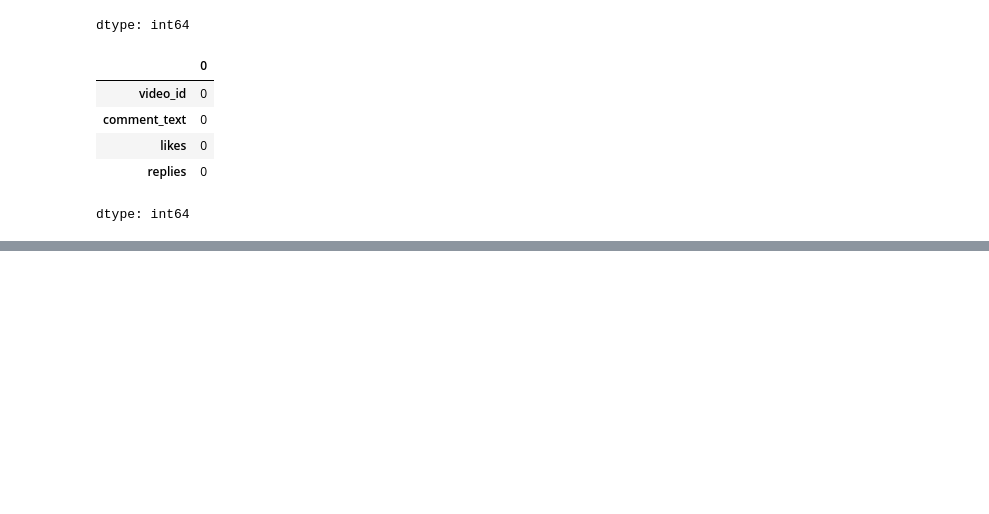
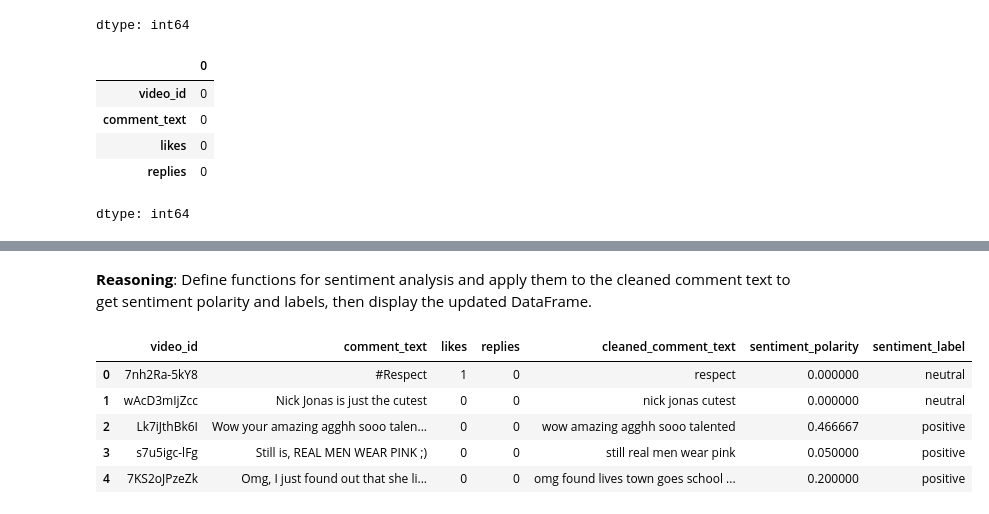
Before and after one commit to pallmallking/Youtube_Analysis, a Jupyter notebook: Youtube_analysis.ipynb, the cells around one changed output, grey strips where cells are left out. Saved outputs shown, nothing was run; the diff lists cells and outputs as text; code cells hidden in the pictures; blank space fills up the shorter version.

```diff
--- a/Youtube_analysis.ipynb
+++ b/Youtube_analysis.ipynb
@@ -38,0 +141,20 @@ dtype: int64
+# %%
+import nltk
+nltk.download('stopwords')
+
+import re
+from nltk.corpus import stopwords
+from textblob import TextBlob
+
+# Convert to lowercase
+comments['cleaned_comment_text'] = comments['comment_text'].str.lower()
+
+# Remove punctuation
+comments['cleaned_comment_text'] = comments['cleaned_comment_text'].apply(lambda x: re.sub(r'[^\w\s]', '', x))
+
+# Remove stop words
+stop_words = set(stopwords.words('english'))
+comments['cleaned_comment_text'] = comments['cleaned_comment_text'].apply(lambda x: ' '.join([word for word in x.split() if word not in stop_words]))
+
+# Display the first few rows with the new column
+display(comments.head())
@@ -38,0 +175,36 @@ dtype: int64
+# %% [markdown]
+**Reasoning**:
+Define functions for sentiment analysis and apply them to the cleaned comment text to get sentiment polarity and labels, then display the updated DataFrame.
+# %%
+from textblob import TextBlob
+
+# Function to get sentiment polarity
+def get_sentiment_polarity(text):
+    if isinstance(text, str):
+        return TextBlob(text).sentiment.polarity
+    return 0.0
+
+# Apply the function to create the sentiment_polarity column
+comments['sentiment_polarity'] = comments['cleaned_comment_text'].apply(get_sentiment_polarity)
+
+# Function to get sentiment label based on polarity
+def get_sentiment_label(polarity):
+    if polarity > 0:
+        return 'positive'
+    elif polarity < 0:
+        return 'negative'
+    else:
+        return 'neutral'
+
+# Apply the function to create the sentiment_label column
+comments['sentiment_label'] = comments['sentiment_polarity'].apply(get_sentiment_label)
+
+# Display the first few rows with the new sentiment columns
+display(comments.head())
+# %% [output]
+|  | video_id | comment_text | likes | replies | cleaned_comment_text | sentiment_polarity | sentiment_label |
+| 0 | 7nh2Ra-5kY8 | #Respect | 1 | 0 | respect | 0.000000 | neutral |
+| 1 | wAcD3mIjZcc | Nick Jonas is just the cutest | 0 | 0 | nick jonas cutest | 0.000000 | neutral |
+| 2 | Lk7iJthBk6I | Wow your amazing agghh sooo talen... | 0 | 0 | wow amazing agghh sooo talented | 0.466667 | positive |
+| 3 | s7u5igc-lFg | Still is, REAL MEN WEAR PINK ;) | 0 | 0 | still real men wear pink | 0.050000 | positive |
+| 4 | 7KS2oJPzeZk | Omg, I just found out that she li... | 0 | 0 | omg found lives town goes school ... | 0.200000 | positive |
```
Also changed, not shown: parts of 17 cells of this notebook.
